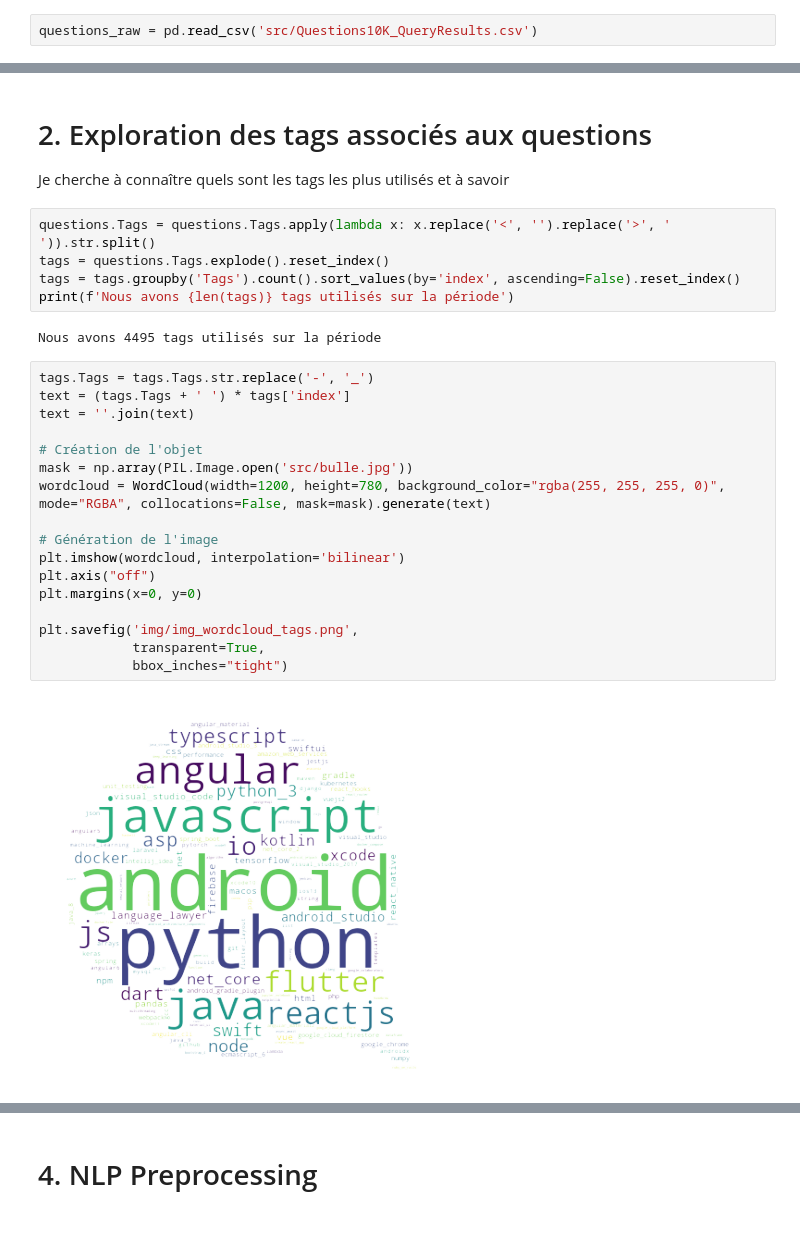
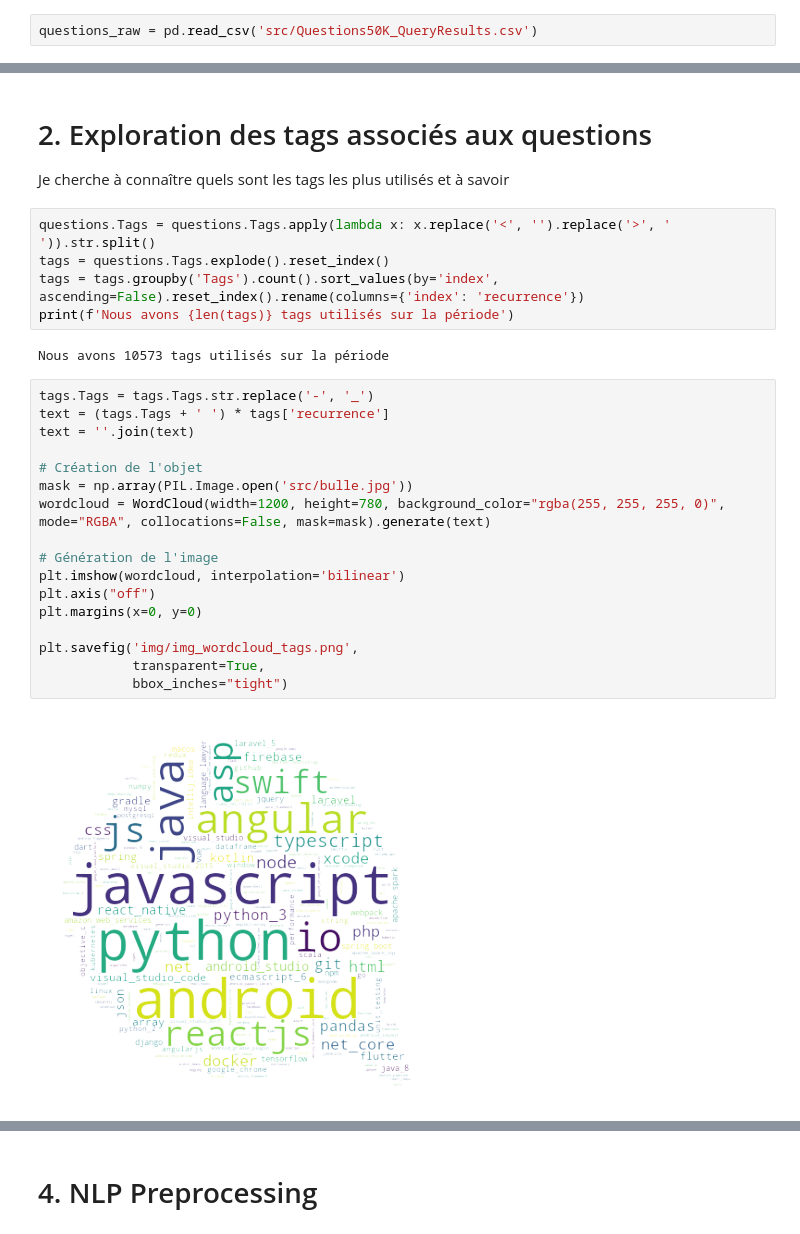
Before and after one commit to Adrian1903/Categorisez-automatiquement-des-questions, a Jupyter notebook: dev/02_nettoyage.ipynb, the cells around one changed output, grey strips where cells are left out. Drawn from its saved outputs; the diff is of its cells as text.

```diff
--- a/dev/02_nettoyage.ipynb
+++ b/dev/02_nettoyage.ipynb
@@ -63,7 +63,7 @@ ORDER BY CreationDate DESC
 
 Les données ont été stockées dans le fichiser 'QueryResults.csv'.
 # %%
-questions_raw = pd.read_csv('src/Questions10K_QueryResults.csv')
+questions_raw = pd.read_csv('src/Questions50K_QueryResults.csv')
 # %%
 questions_raw.head()
 # %% [output]
@@ -97,29 +97,29 @@ Je cherche à connaître quels sont les tags les plus utilisés et à savoir
 # %%
 questions.Tags = questions.Tags.apply(lambda x: x.replace('<', '').replace('>', ' ')).str.split()
 tags = questions.Tags.explode().reset_index()
-tags = tags.groupby('Tags').count().sort_values(by='index', ascending=False).reset_index()
+tags = tags.groupby('Tags').count().sort_values(by='index', ascending=False).reset_index().rename(columns={'index': 'recurrence'})
 print(f'Nous avons {len(tags)} tags utilisés sur la période')
 # %% [output]
-Nous avons 4495 tags utilisés sur la période
+Nous avons 10573 tags utilisés sur la période
 # %%
 tags.Tags = tags.Tags.str.replace('-', '_')
-text = (tags.Tags + ' ') * tags['index']
+text = (tags.Tags + ' ') * tags['recurrence']
 text = ''.join(text)
 
 # Création de l'objet
 mask = np.array(PIL.Image.open('src/bulle.jpg'))
 wordcloud = WordCloud(width=1200, height=780, background_color="rgba(255, 255, 255, 0)", mode="RGBA", collocations=False, mask=mask).generate(text)
 
 # Génération de l'image
 plt.imshow(wordcloud, interpolation='bilinear')
 plt.axis("off")
 plt.margins(x=0, y=0)
 
 plt.savefig('img/img_wordcloud_tags.png',
             transparent=True,
             bbox_inches="tight")
 # %% [output]
-[figure, old version]
+[figure, new version]
 # %%
 tags_count = questions.Tags.apply(lambda x: len(x)).reset_index()
 tags_count = tags_count.groupby('Tags').count().reset_index()
```
Also changed, not shown: parts of 17 cells of this notebook.
